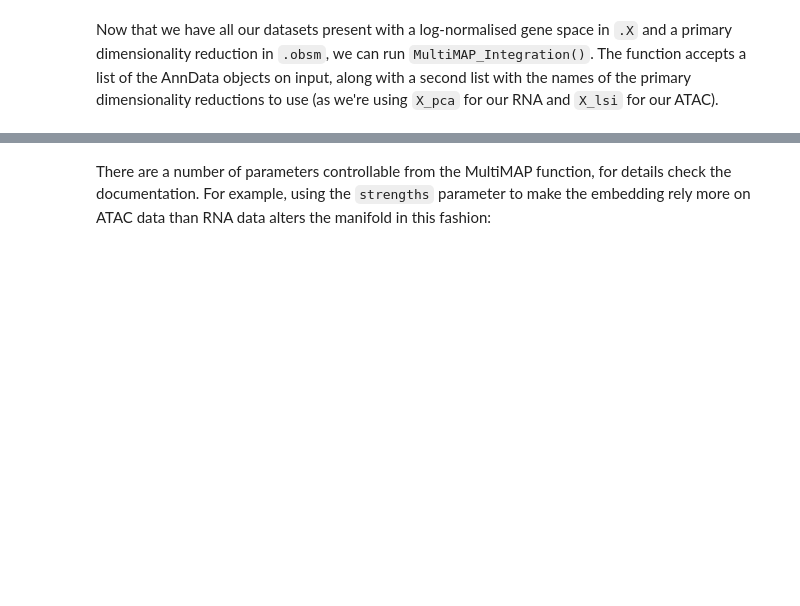
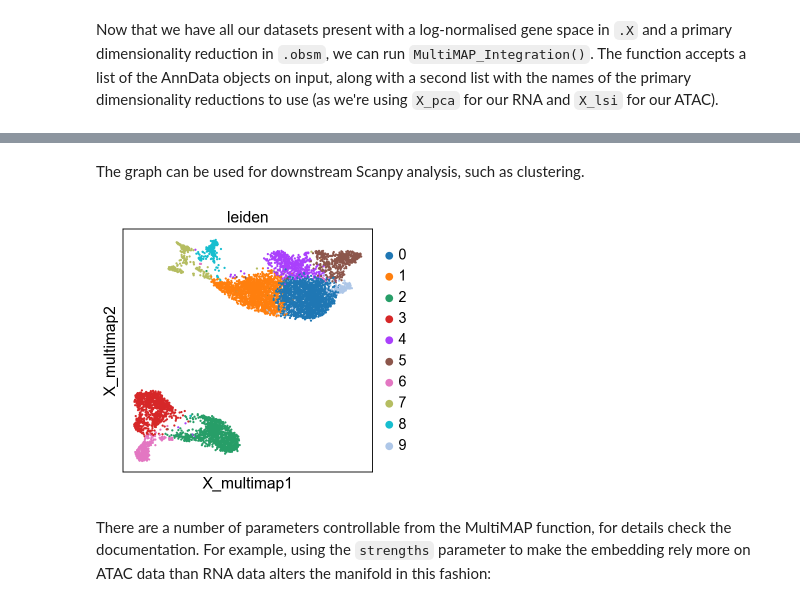
Before and after one commit to Teichlab/MultiMAP, a Jupyter notebook: examples/tutorial.ipynb, the cells around one changed output, grey strips where cells are left out. Drawn from its saved outputs; the diff is of its cells as text; code cells hidden in the pictures; blank space fills up the shorter version.

```diff
--- a/examples/tutorial.ipynb
+++ b/examples/tutorial.ipynb
@@ -49,3 +49,10 @@ sc.pl.embedding(adata, 'X_multimap', color=['source','cell_type'])
+# %% [markdown]
+The graph can be used for downstream Scanpy analysis, such as clustering.
+# %%
+sc.tl.leiden(adata)
+sc.pl.embedding(adata, 'X_multimap', color=['leiden'])
+# %% [output]
+[figure, added]
 # %% [markdown]
 There are a number of parameters controllable from the MultiMAP function, for details check the documentation. For example, using the `strengths` parameter to make the embedding rely more on ATAC data than RNA data alters the manifold in this fashion:
 # %%
```
Also changed, not shown: parts of 8 cells of this notebook, 1 other file.
